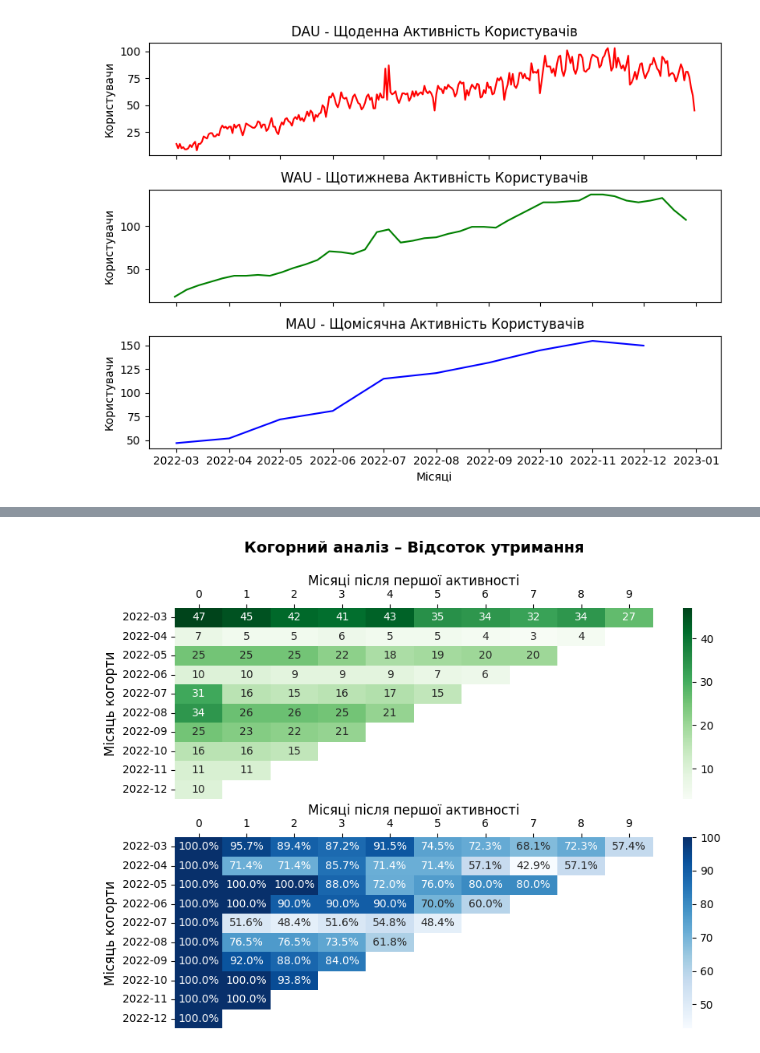
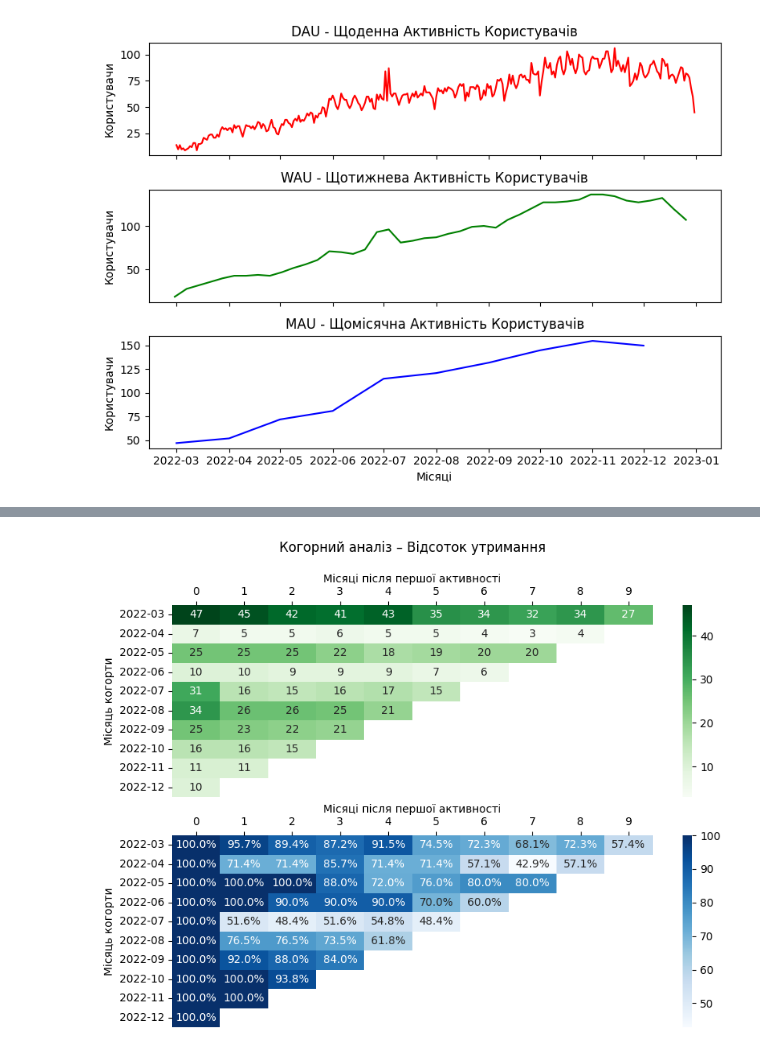
Before and after one commit to Nikita-Zuev/Python_User_Activity_Analysis, a Jupyter notebook: main.ipynb, the cells around one changed output, grey strips where cells are left out. Drawn from its saved outputs; the diff is of its cells as text; code cells hidden in the pictures.

```diff
--- a/main.ipynb
+++ b/main.ipynb
@@ -78,7 +78,7 @@ df = df_Activity.merge(df_Active_users, how='left', on='user_id')
 
 df['language'] = df['language'].replace('ru', 'eu')
 df['activity_date'] = pd.to_datetime(df['activity_date'])
-df = df.drop(df[df['total_seconds'] > df['total_seconds'].quantile(0.90)].index, axis=0).reset_index(drop=True)
+df = df.drop(df[df['total_seconds'] > df['total_seconds'].quantile(0.95)].index, axis=0).reset_index(drop=True)
 
 print(df.info())
 print(df.isna().sum())
@@ -232,30 +246,30 @@ plt.show()
 # %%
 df['cohort_month'] = df.groupby('user_id')['activity_date'].transform('min').dt.to_period('M')
 df["activity_month"] = df["activity_date"].dt.to_period("M")
 df["cohort_index"] = (df["activity_month"] - df["cohort_month"]).apply(lambda x: x.n)
 
 cohort_table = df.groupby(["cohort_month", "cohort_index"])["user_id"].nunique().unstack().fillna(0)
 
-fig, axes = plt.subplots(2, 1, figsize=(7*np.sqrt(2), 7), gridspec_kw={'wspace': 0.3})
-
-ax1 = sns.heatmap(cohort_table, annot=True, cmap="Greens", mask=cohort_table == 0, ax=axes[0])
-ax1.set_title("Когорний аналіз – Відсоток утримання", pad=20, fontsize=14, fontweight="bold")
-ax1.set_xlabel("Місяці після першої активності", fontsize=12)
-ax1.set_ylabel("Місяць когорти", fontsize=12)
-ax1.xaxis.set_label_position("top")
-ax1.xaxis.tick_top()
-
 cohort_size = cohort_table.iloc[:, 0]
 retention_matrix = cohort_table.div(cohort_size, axis=0) * 100
 
 annot = retention_matrix.applymap(lambda x: f"{x:.1f}%" if x > 0 else "")
 
+fig, axes = plt.subplots(2, 1, figsize=(7*np.sqrt(2), 7), gridspec_kw={'wspace': 0.3})
+
+ax1 = sns.heatmap(cohort_table, annot=True, cmap="Greens", mask=cohort_table == 0, ax=axes[0])
+ax1.set_title("Когорний аналіз – Відсоток утримання", pad=20)
+ax1.set_xlabel("Місяці після першої активності")
+ax1.set_ylabel("Місяць когорти")
+ax1.xaxis.set_label_position("top")
+ax1.xaxis.tick_top()
+
 ax2 = sns.heatmap(retention_matrix, annot=annot, fmt="", cmap="Blues", mask=retention_matrix == 0, ax=axes[1])
-ax2.set_xlabel("Місяці після першої активності", fontsize=12)
-ax2.set_ylabel("Місяць когорти", fontsize=12)
+ax2.set_xlabel("Місяці після першої активності")
+ax2.set_ylabel("Місяць когорти")
 ax2.xaxis.set_label_position("top")
 ax2.xaxis.tick_top()
 
 plt.show()
 # %% [output]
-[figure, old version]
+[figure, new version]
```
Also changed, not shown: parts of 15 cells of this notebook, 1 other file.
